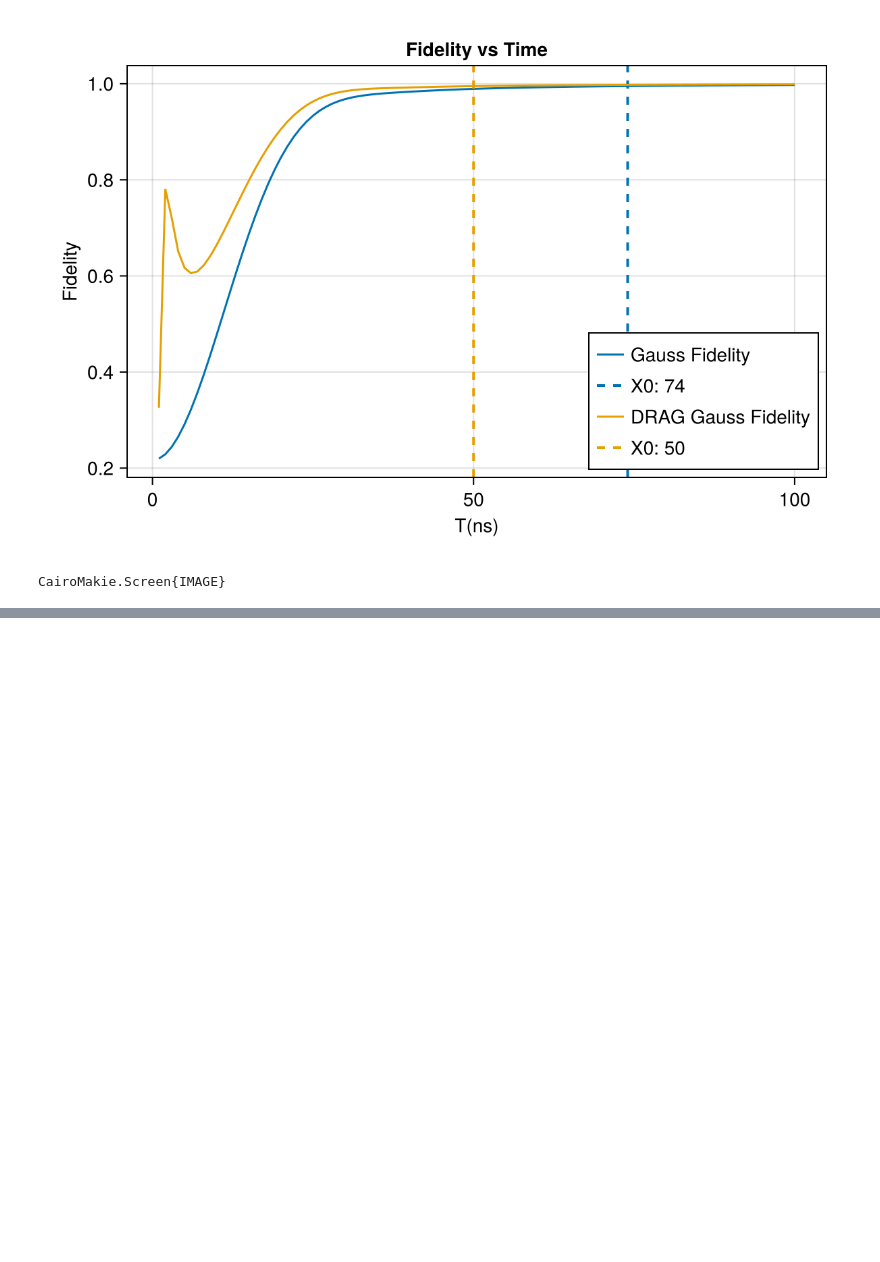
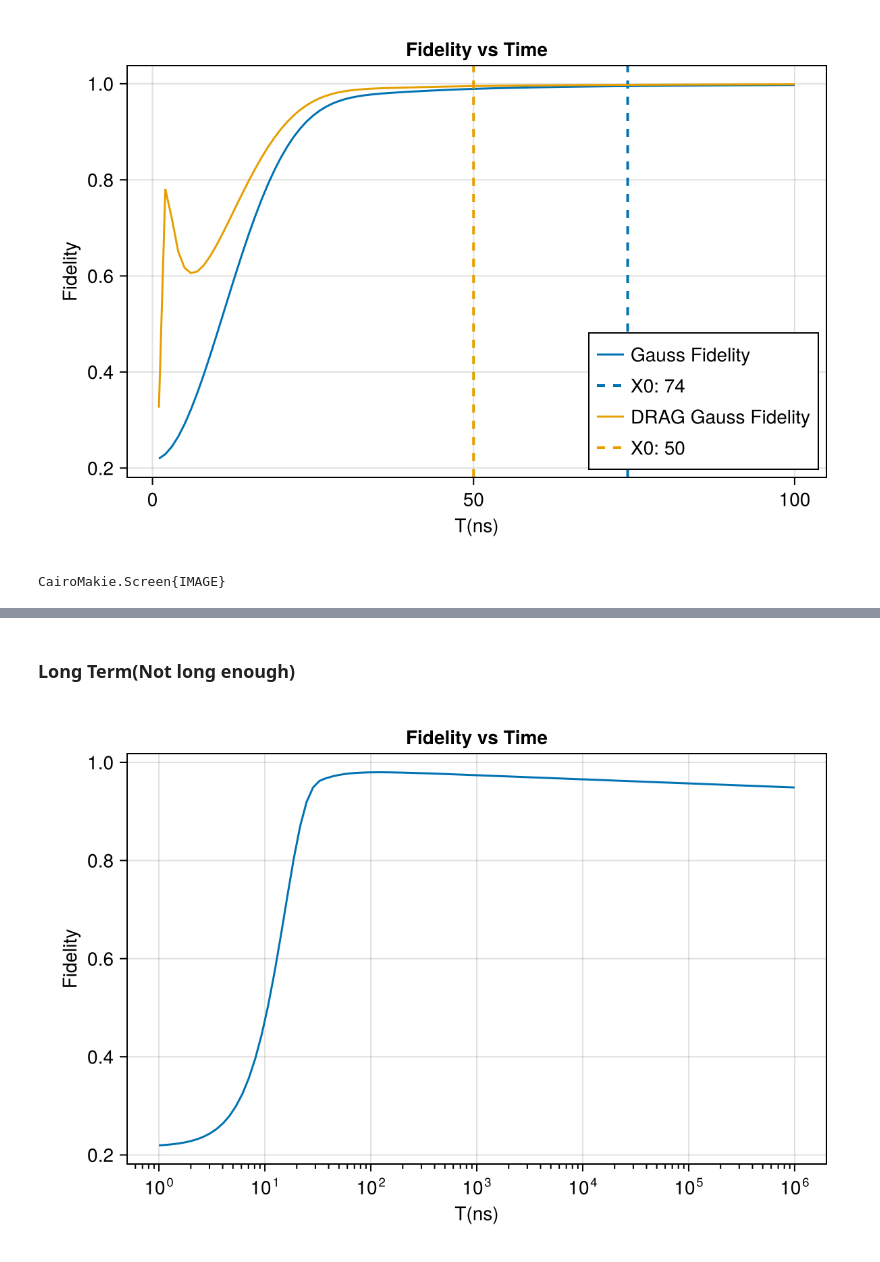
Before and after one commit to Ianborden/Quantum-APL, a Jupyter notebook: Final Project/Fidelity_vs_Time.ipynb, the cells around one changed output, grey strips where cells are left out. Saved outputs shown, nothing was run; the diff lists cells and outputs as text; code cells hidden in the pictures; blank space fills up the shorter version.

```diff
--- a/Final Project/Fidelity_vs_Time.ipynb
+++ b/Final Project/Fidelity_vs_Time.ipynb
@@ -290,0 +341,32 @@ T1 = 40 * 1000
+# %%
+fids_gauss_log = []
+fids_DRAG_gauss_log = []
+xs = 10 .^ range(0, 6, length=100)
+
+for i in xs
+    push!(fids_gauss_log, fid_gauss_check(i))
+    push!(fids_DRAG_gauss_log, fid_DRAG_gauss_check(i))
+end
+# %%
+T1 = 40 * 100
+T2 = 25 * 100
+
+function fid_changer_gauss(t, T1, T2)
+    Tx = (1/2T1 + 1/T2)^-1
+    F_new = fids_gauss_log[t] * exp(-t/Tx)
+    return F_new
+end
+
+fid_changed_gauss_log = []
+for i in range(1, size(fids_gauss_log)[1])
+    push!(fid_changed_gauss_log, fid_changer_gauss(i, T1, T2))
+end
+# %% [markdown]
+### Long Term(Not long enough)
+# %%
+fig = Figure(size = (600, 400))
+ax = Axis(fig[1, 1], xscale = log10, xminorticksvisible = true, xminorticks = IntervalsBetween(9), title = "Fidelity vs Time", xlabel = "T(ns)", ylabel = "Fidelity")
+lines!(ax, xs, fid_changed_gauss_log; label = "Gauss Fidelity")
+fig
+# %% [output]
+[figure, added]
```
Also changed, not shown: parts of 18 cells of this notebook, 13 other files.
